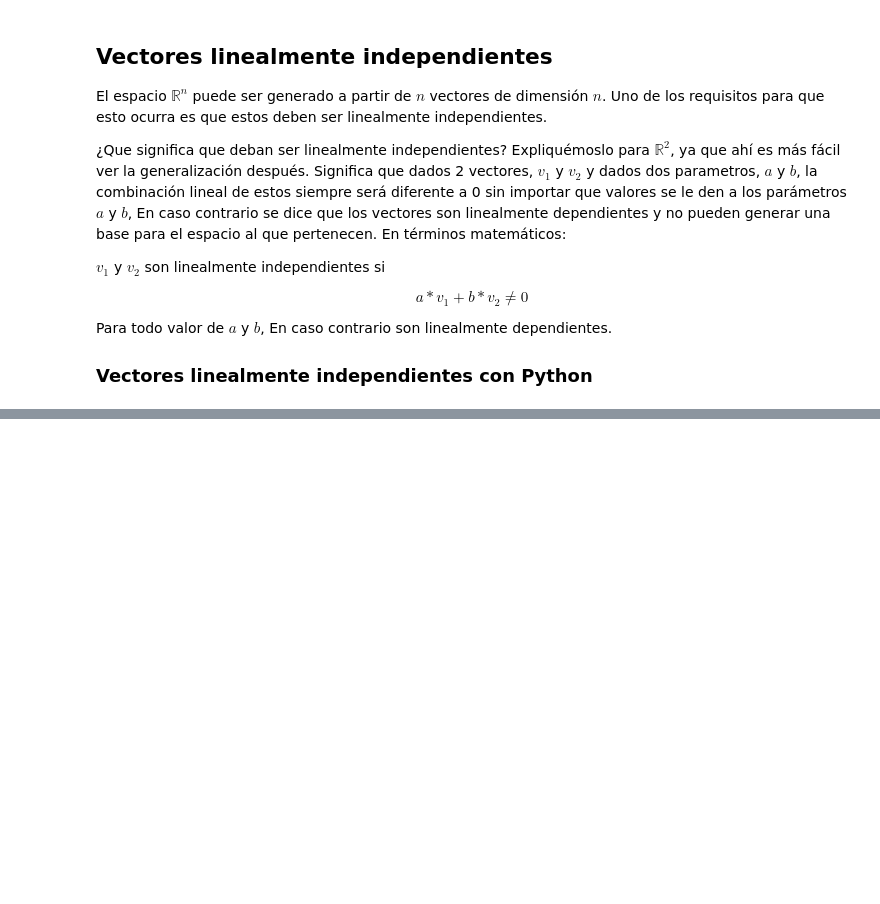
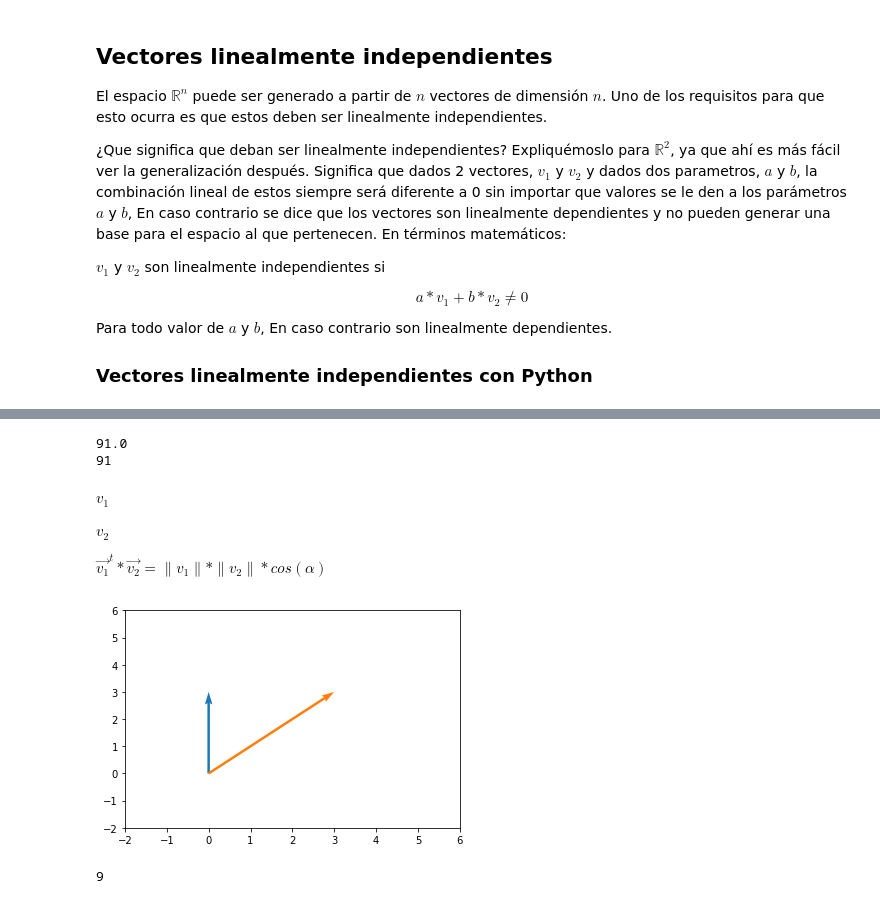
Before and after one commit to mazzaroli/algebra_lineal, a Jupyter notebook: notes.ipynb, the cells around one changed output, grey strips where cells are left out. Saved outputs shown, nothing was run; the diff lists cells and outputs as text; code cells hidden in the pictures; blank space fills up the shorter version.

```diff
--- a/notes.ipynb
+++ b/notes.ipynb
@@ -1331,0 +1603,15 @@ plt.axhline(y=0, color='gray')
+# %%
+#L2**2
+vector = np.array([1,2,3,4,5,6])
+
+print(np.linalg.norm(vector, ord=2)**2)
+print(vector.T.dot(vector))
+# %% [output]
+91.0
+91
+# %% [markdown]
+$v_1$
+
+$v_2$
+
+$\vec{v_1}^t * \vec{v_2} = \|{v_1}\|*\|{v_2}\|*cos(\alpha)$
@@ -1331,0 +1625,25 @@ plt.axhline(y=0, color='gray')
+# %%
+v1 = ([0,0,0,3])
+v2 = ([0,0,3,3])
+# %%
+plt.xlim(-2,6)
+plt.ylim(-2,6)
+
+a = plt.quiver([v1[0], v2[0]],
+           [v1[1], v2[1]],
+           [v1[2], v2[2]],
+           [v1[3], v2[3]],
+           angles='xy', scale_units='xy', scale=1,
+           color= sns.color_palette()
+           )
+plt.show()
+# %% [output]
+[figure, added]
+# %%
+# Producto interno de una norma
+v1 = np.array([0,3])
+v2 = np.array([3,3])
+
+print(v1.T.dot(v2))
+# %% [output]
+9
```
Also changed, not shown: parts of 94 cells of this notebook, 3 other files.
